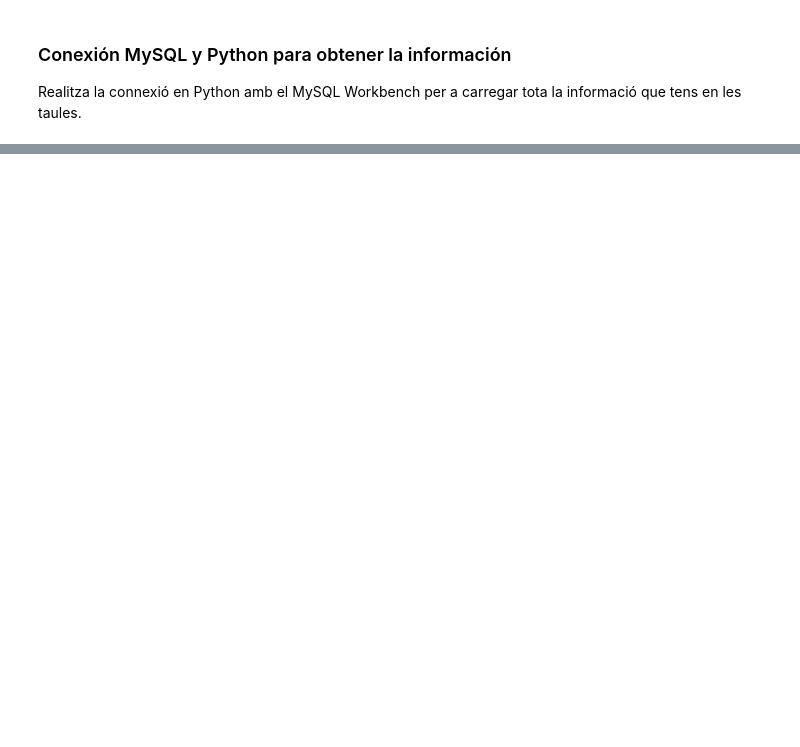
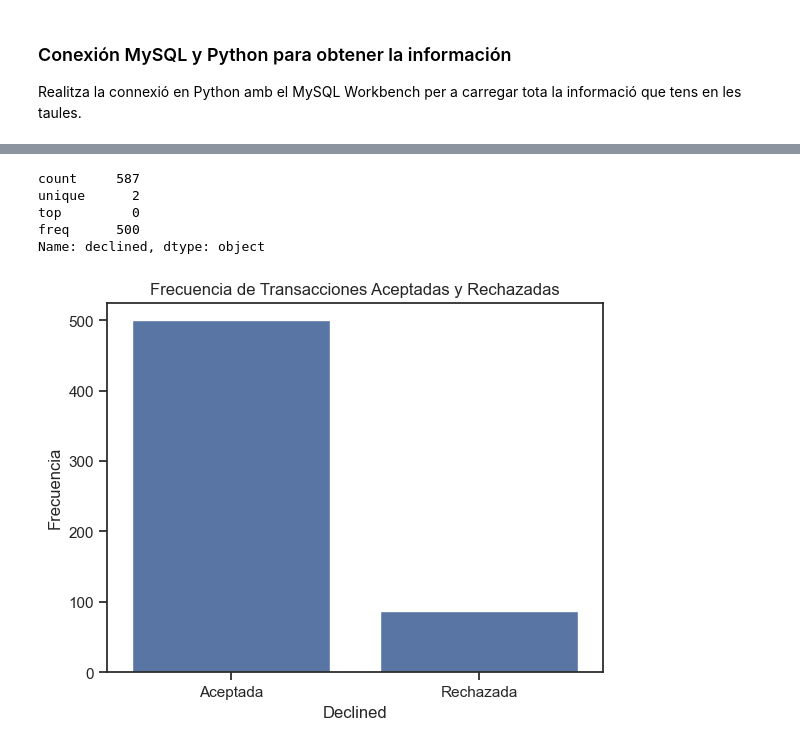
Before and after one commit to mcariqueo/Data_analytics_2024, a Jupyter notebook: Sprint_8_Python/sprint.ipynb, the cells around one changed output, grey strips where cells are left out. Cells and saved outputs as stored; diff of their text form; code cells hidden in the pictures; blank space fills up the shorter version.

```diff
--- a/Sprint_8_Python/sprint.ipynb
+++ b/Sprint_8_Python/sprint.ipynb
@@ -229,0 +144,26 @@ print(age_counts)
+# %%
+from tabulate import tabulate
+from IPython.display import display, Markdown
+from scipy.stats import pearsonr
+
+# CONVERTIR 'BIRTH_DATE' A FORMATO DE FECHA Y CALCULAR LA EDAD EN AÑOS
+df['birth_date'] = pd.to_datetime(df['birth_date'], format='%b %d, %Y')
+df['age'] = datetime.now().year - df['birth_date'].dt.year
+
+# COMO ES UN 'OBJECT' HAGO LA CONVERSIÓN A 'FLOAT' PARA OBTENER LAS METRICAS:
+df_transactions['amount'] = df_transactions['amount'].astype(float)
+
+# Utilizo una funcón para que indique si los valores permiten tener metricas:
+
+def display_summary_statistics(df, column):
+    try:
+        summary_statistics = df[column].describe().loc[['mean', 'std', 'min', 'max']]
+        print(f"{column.capitalize()} statistics displayed correctly.")
+        return True
+    except KeyError:
+        print(f"Error: Column '{column}' does not exist in the DataFrame.")
+        return False
+
+# LLAMO A LA FUNCION PARA OBTENER LAS METRICAS DE AMBAS COLUMNAS
+display_summary_statistics(df_transactions, 'amount')
+display_summary_statistics(df_users, 'age')
@@ -229,0 +218,25 @@ print(age_counts)
+# %%
+import pandas as pd
+
+# Convertir la columna 'declined' a una variable categórica
+df_transactions['declined'] = df_transactions['declined'].astype('category')
+
+# Describir la variable categórica
+description = df_transactions['declined'].describe()
+
+print(description)
+
+# Crear el gráfico de barras
+sns.countplot(x='declined', data=df_transactions)
+plt.title('Frecuencia de Transacciones Aceptadas y Rechazadas')
+plt.xlabel('Declined')
+plt.ylabel('Frecuencia')
+plt.xticks(ticks=[0, 1], labels=['Aceptada', 'Rechazada'])
+plt.show()
+# %% [output]
+count     587
+unique      2
+top         0
+freq      500
+Name: declined, dtype: object
+[figure, added]
```
Also changed, not shown: parts of 23 cells of this notebook.
